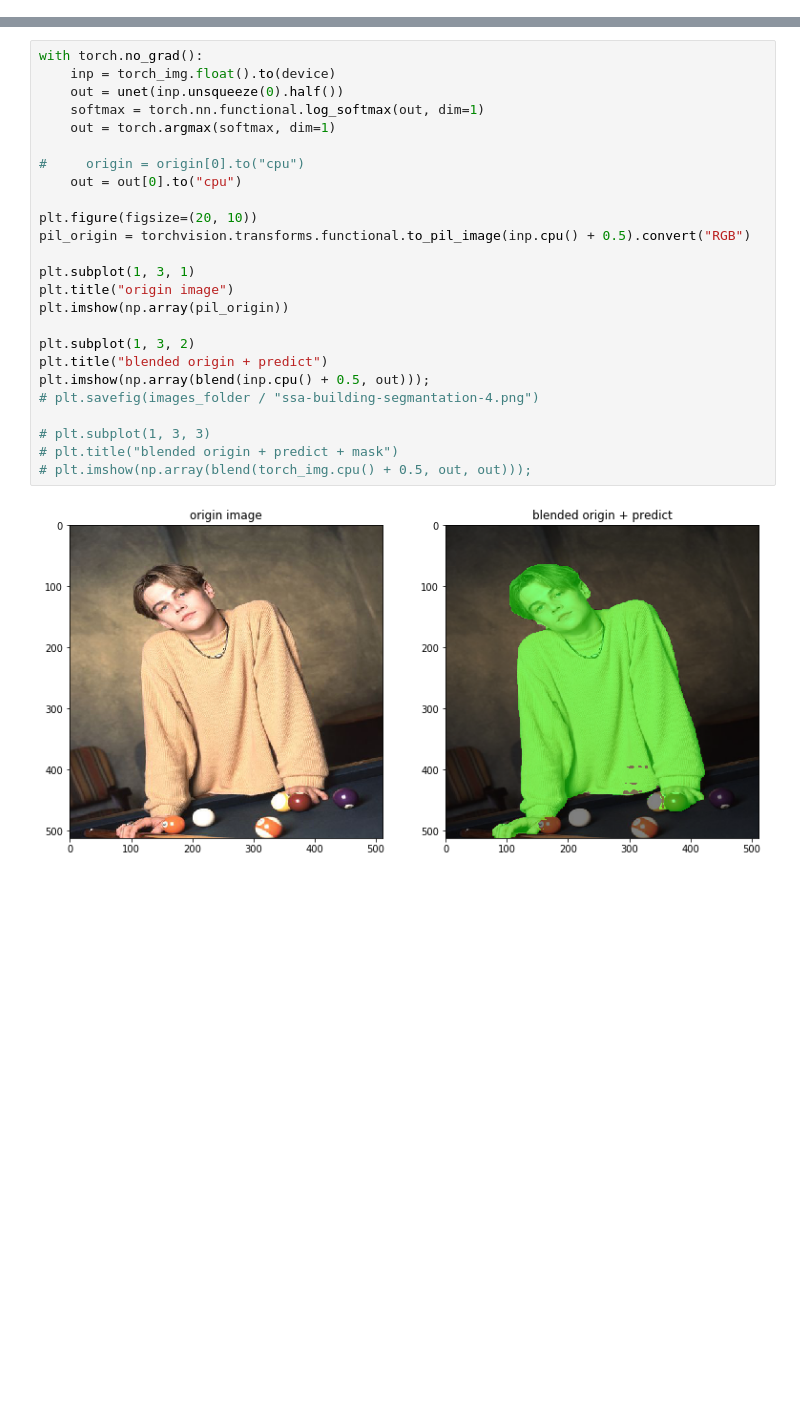
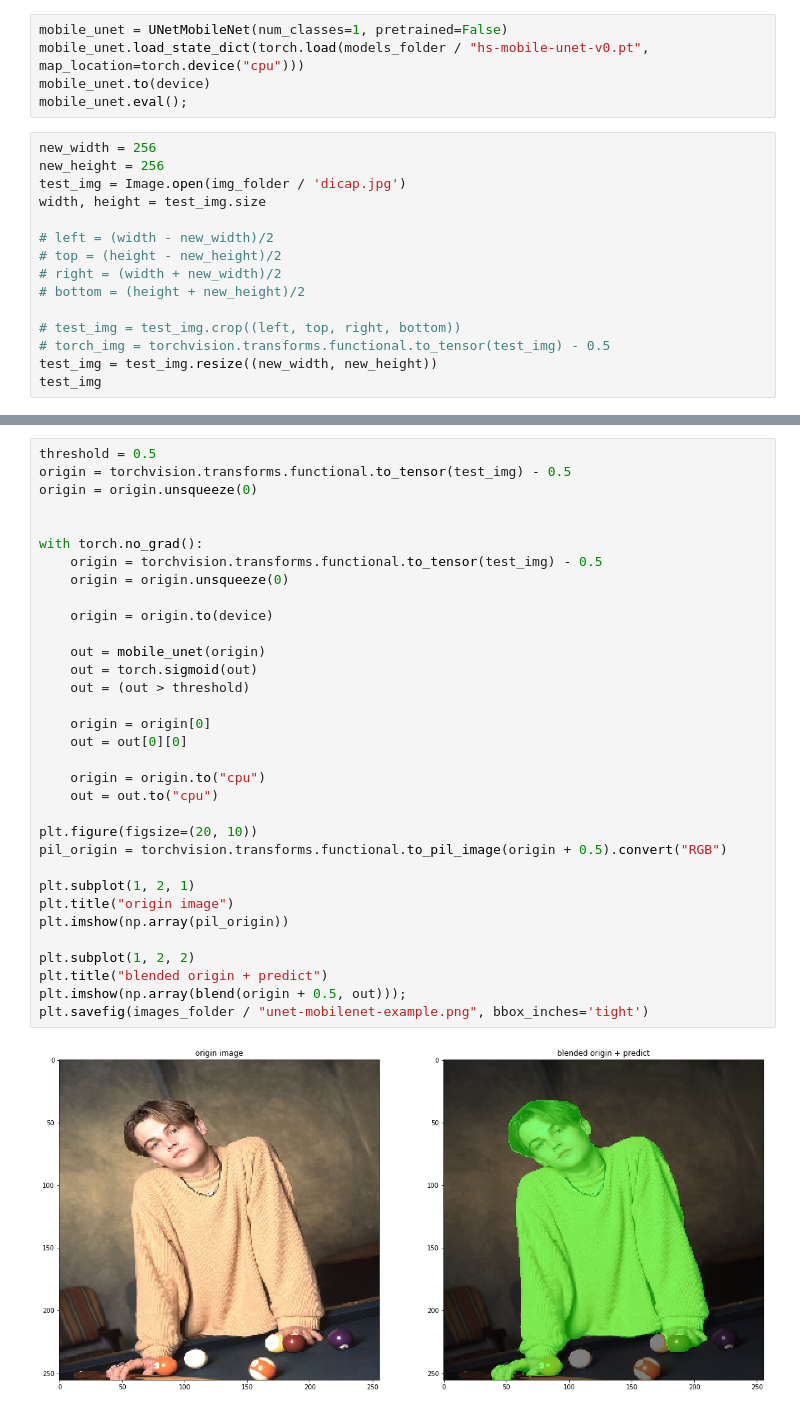
Before and after one commit to Daniel-Kelvich/human-segmentation, a Jupyter notebook: inference.ipynb, the cells around one changed output, grey strips where cells are left out. Cells and saved outputs as stored; diff of their text form; blank space fills up the shorter version.

Commit message:
added new model

```diff
--- a/inference.ipynb
+++ b/inference.ipynb
@@ -53,0 +57,20 @@ torch.Size([3, 512, 512])
+# %%
+mobile_unet = UNetMobileNet(num_classes=1, pretrained=False)
+mobile_unet.load_state_dict(torch.load(models_folder / "hs-mobile-unet-v0.pt", map_location=torch.device("cpu")))
+mobile_unet.to(device)
+mobile_unet.eval();
+# %%
+new_width = 256
+new_height = 256
+test_img = Image.open(img_folder / 'dicap.jpg')
+width, height = test_img.size
+
+# left = (width - new_width)/2
+# top = (height - new_height)/2
+# right = (width + new_width)/2
+# bottom = (height + new_height)/2
+
+# test_img = test_img.crop((left, top, right, bottom))
+# torch_img = torchvision.transforms.functional.to_tensor(test_img) - 0.5
+test_img = test_img.resize((new_width, new_height))
+test_img
@@ -54,30 +79,38 @@ torch.Size([3, 512, 512])
 # %%
+threshold = 0.5
+origin = torchvision.transforms.functional.to_tensor(test_img) - 0.5
+origin = origin.unsqueeze(0)
+
+
 with torch.no_grad():
-    inp = torch_img.float().to(device)
-    out = unet(inp.unsqueeze(0).half())
-    softmax = torch.nn.functional.log_softmax(out, dim=1)
-    out = torch.argmax(softmax, dim=1)
+    origin = torchvision.transforms.functional.to_tensor(test_img) - 0.5
+    origin = origin.unsqueeze(0)
 
-#     origin = origin[0].to("cpu")
-    out = out[0].to("cpu")
+    origin = origin.to(device)
+
+    out = mobile_unet(origin)
+    out = torch.sigmoid(out)
+    out = (out > threshold)
+
+    origin = origin[0]
+    out = out[0][0]
+
+    origin = origin.to("cpu")
+    out = out.to("cpu")
 
 plt.figure(figsize=(20, 10))
-pil_origin = torchvision.transforms.functional.to_pil_image(inp.cpu() + 0.5).convert("RGB")
+pil_origin = torchvision.transforms.functional.to_pil_image(origin + 0.5).convert("RGB")
 
-plt.subplot(1, 3, 1)
+plt.subplot(1, 2, 1)
 plt.title("origin image")
 plt.imshow(np.array(pil_origin))
 
-plt.subplot(1, 3, 2)
+plt.subplot(1, 2, 2)
 plt.title("blended origin + predict")
-plt.imshow(np.array(blend(inp.cpu() + 0.5, out)));
-# plt.savefig(images_folder / "ssa-building-segmantation-4.png")
-
-# plt.subplot(1, 3, 3)
-# plt.title("blended origin + predict + mask")
-# plt.imshow(np.array(blend(torch_img.cpu() + 0.5, out, out)));
+plt.imshow(np.array(blend(origin + 0.5, out)));
+plt.savefig(images_folder / "unet-mobilenet-example.png", bbox_inches='tight')
 # %% [output]
-[figure, old version]
+[figure, new version]
 # %%
 with torch.no_grad():
     t1 = time.time()
```
Also changed, not shown: parts of 13 cells of this notebook, 18 other files.
